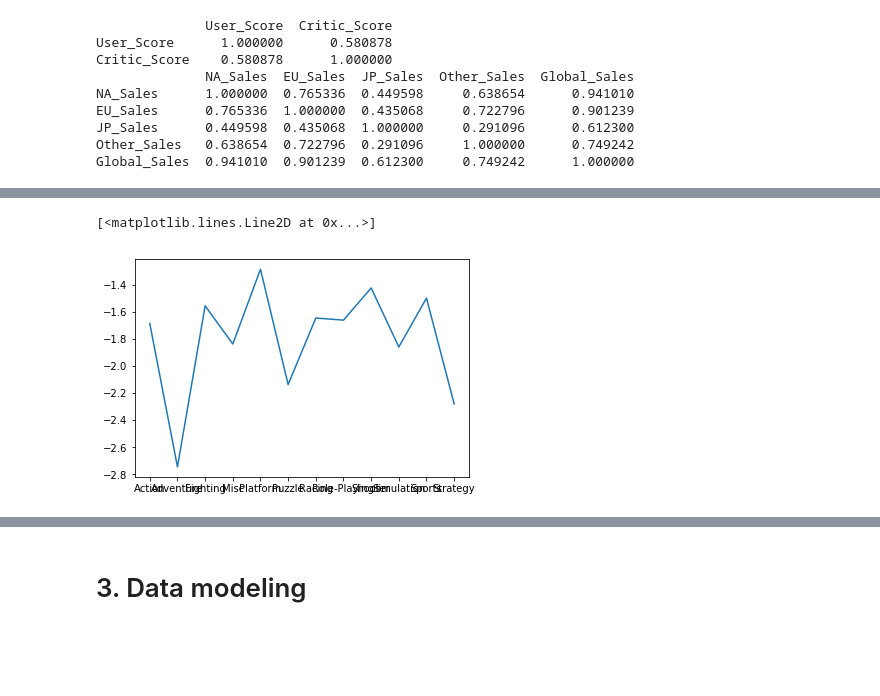
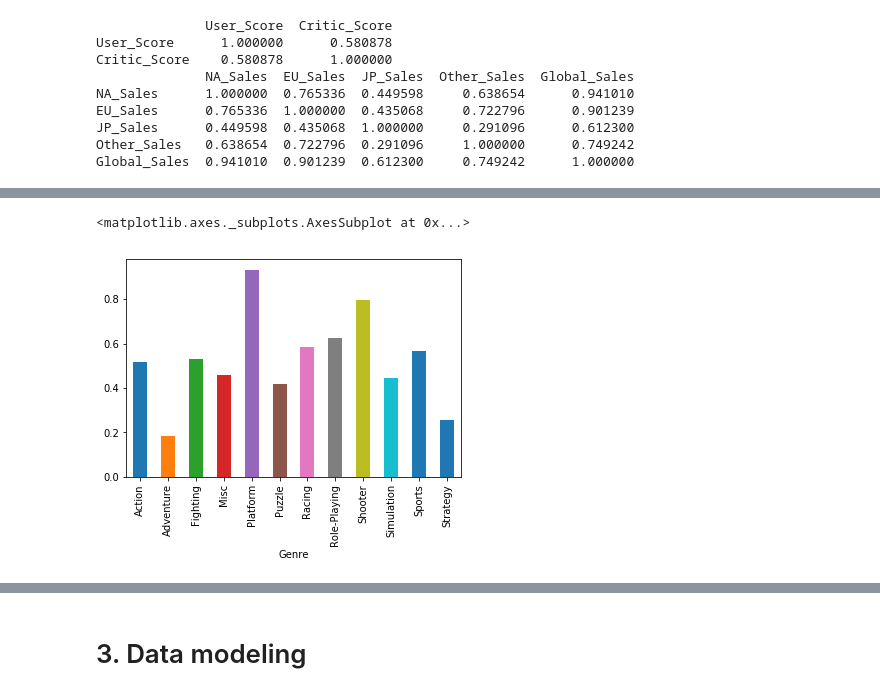
Before and after one commit to lluc507/Stats131Project, a Jupyter notebook: Final Project.ipynb, the cells around one changed output, grey strips where cells are left out. Drawn from its saved outputs; the diff is of its cells as text; code cells hidden in the pictures; blank space fills up the shorter version.

```diff
--- a/Final Project.ipynb
+++ b/Final Project.ipynb
@@ -69,9 +78,10 @@ games[games.Name.isnull()]
 | 659 | NaN | GEN | 1993.0 | NaN | Acclaim Entertainment | 1.78 | 0.53 | 0.00 | 0.08 | ... |
 | 14246 | NaN | GEN | 1993.0 | NaN | Acclaim Entertainment | 0.00 | 0.00 | 0.03 | 0.00 | ... |
 # %%
-#went to VGChartz to find actual name
+#since only 2 observations, willing to look up actual info, found on VGChartz
 games.loc[659,"Name"] = 'Mortal Kombat'
 games.loc[14246,"Name"] = 'Mortal Kombat II'
+games.loc[[659,14246],"Genre"] = 'Fighting'
 # %%
 games.loc[[659,14246]]
 # %% [output]
@@ -286,7 +327,7 @@ Decade
 # %%
 # making some plots
-genre = games.groupby(['Genre'])["Log_Global_Sales"].mean()
-plt.plot(genre)
+genre = games.groupby(['Genre'])["Global_Sales"].mean()
+genre.plot(kind='bar')
 # %% [output]
-[<matplotlib.lines.Line2D at 0x...>]
+<matplotlib.axes._subplots.AxesSubplot at 0x...>
-[figure, old version]
+[figure, new version]
```
Also changed, not shown: parts of 22 cells of this notebook.
